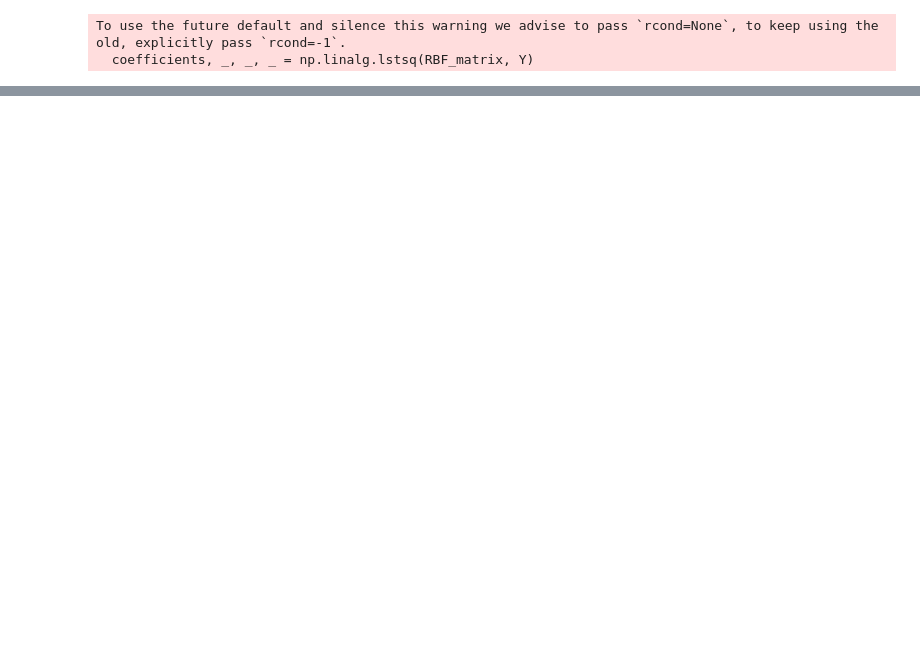
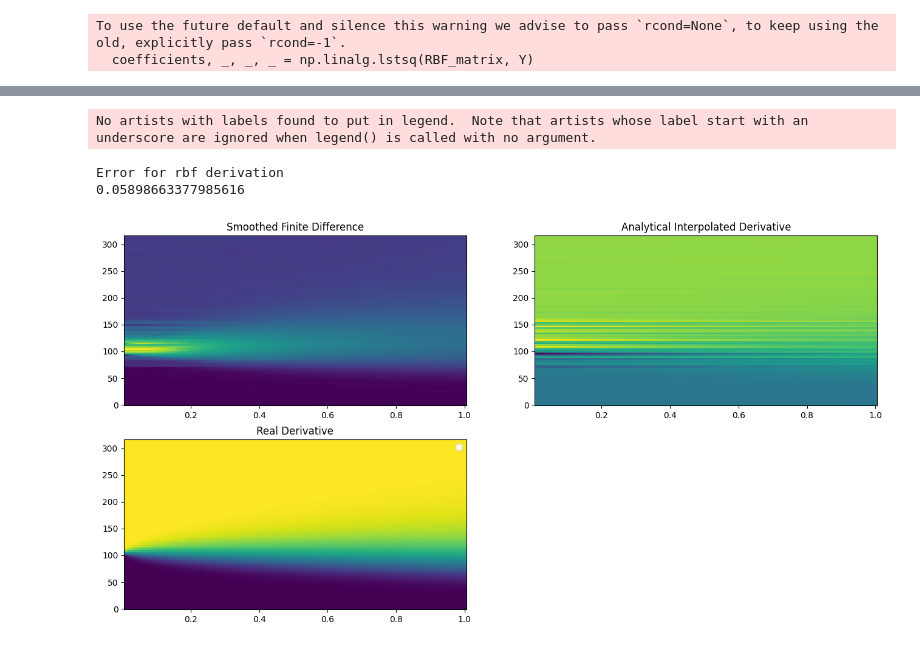
Before and after one commit to brunoCCOS/bs-find-with-sindy, a Jupyter notebook: src/Interpolation_tests.ipynb, the cells around one changed output, grey strips where cells are left out. Saved outputs shown, nothing was run; the diff lists cells and outputs as text; code cells hidden in the pictures; blank space fills up the shorter version.

```diff
--- a/src/Interpolation_tests.ipynb
+++ b/src/Interpolation_tests.ipynb
@@ -88 +90,34 @@ Error for rbf derivation
+# %%
+numerical_derivative_interpolated = ps.SmoothedFiniteDifference(axis=0,order = 2)._differentiate(rbf_values.reshape(SS.shape),h_S)
+
+# Plot the interpolated surface
+fig = plt.figure(figsize=[16,8])
+ax = fig.add_subplot(221)
+ax.set_title("Smoothed Finite Difference")
+ax.pcolormesh(T, S, numerical_derivative_interpolated.T)
+ax = plt.gca()
+
+
+
+ax2 = fig.add_subplot(222)
+ax2.set_title("Analytical Interpolated Derivative")
+ax2.pcolormesh(T, S,  rbf_values_x.reshape(SS.shape).T)
+ax2 = plt.gca()
+
+
+ax3 = fig.add_subplot(223)
+ax3.set_title("Real Derivative")
+ax3.pcolormesh(T, S, deltas.T)
+ax3= plt.gca()
+
+
+print('Error for rbf derivation')
+print(relative_squared_error(deltas.flatten(),rbf_values_x))
+plt.legend()
+plt.show()
+# %% [output]
+No artists with labels found to put in legend.  Note that artists whose label start with an underscore are ignored when legend() is called with no argument.
+Error for rbf derivation
+0.05898663377985616
+[figure, added]
 # %%
```
Also changed, not shown: parts of 11 cells of this notebook, 1 other file.
